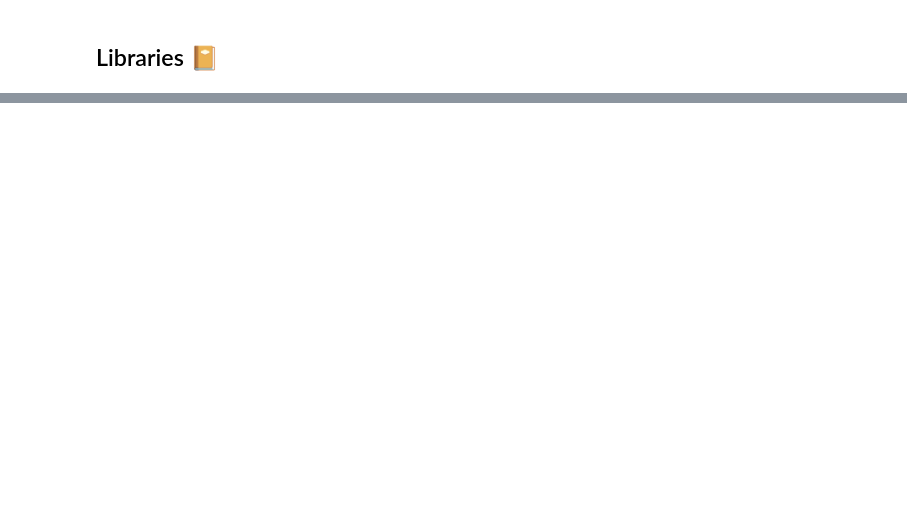
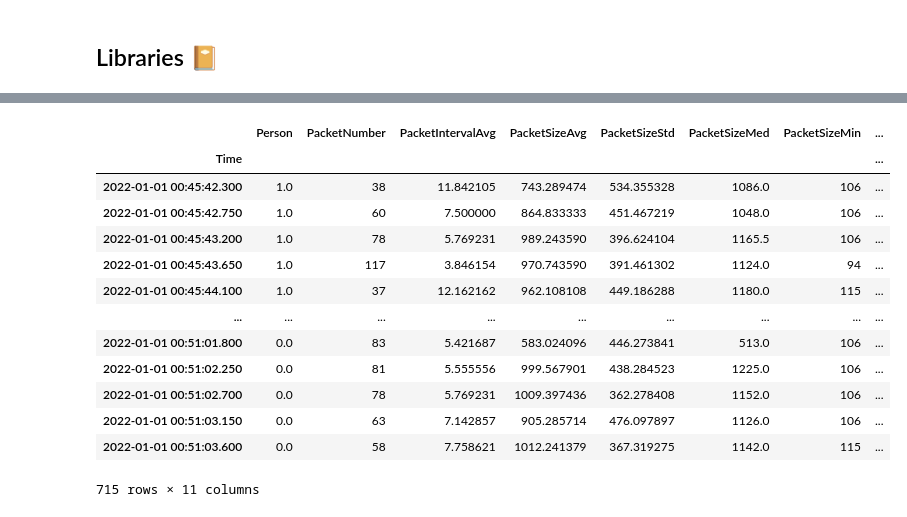
Before and after one commit to GiovanniBaccichet/IoT-human-detection, a Jupyter notebook: Jupyter Notebooks/IoT-Human-Detection.ipynb, the cells around one changed output, grey strips where cells are left out. Drawn from its saved outputs; the diff is of its cells as text; code cells hidden in the pictures; blank space fills up the shorter version.

```diff
--- a/Jupyter Notebooks/IoT-Human-Detection.ipynb
+++ b/Jupyter Notebooks/IoT-Human-Detection.ipynb
@@ -56,0 +149,3 @@ df.head()
+# %%
+df = df.set_index('Time')
+df
@@ -56,0 +167,51 @@ df.head()
+# %%
+FREQ = '450ms'
+
+df_resampled = df.groupby(pd.Grouper(freq=FREQ)).first()
+# %%
+df_resampled['PacketNumber'] = df.groupby(pd.Grouper(freq=FREQ))['Source'].count()
+
+df_resampled['PacketIntervalAvg'] = 450/df_resampled['PacketNumber']
+
+df_resampled['PacketSizeAvg'] = df.groupby(pd.Grouper(freq=FREQ))['Length'].mean()
+
+df_resampled['PacketSizeStd'] = df.groupby(pd.Grouper(freq=FREQ))['Length'].std()
+
+df_resampled['PacketSizeMed'] = df.groupby(pd.Grouper(freq=FREQ))['Length'].median()
+
+df_resampled['PacketSizeMin'] = df.groupby(pd.Grouper(freq=FREQ))['Length'].min()
+
+df_resampled['PacketSizeMax'] = df.groupby(pd.Grouper(freq=FREQ))['Length'].max()
+
+df_resampled['InboundCount'] = df.groupby(pd.Grouper(freq=FREQ))['Direction'].apply(lambda x: (x=='Inbound').sum())
+
+df_resampled['OutboundCount'] = df.groupby(pd.Grouper(freq=FREQ))['Direction'].apply(lambda x: (x=='Outbound').sum())
+
+df_resampled['InOutBoundRate'] = df_resampled['InboundCount']/df_resampled['OutboundCount']
+# %%
+df_resampled.drop('Source',axis = 1,inplace= True)
+
+df_resampled.drop('Destination',axis = 1,inplace= True)
+
+df_resampled.drop('Protocol',axis = 1,inplace= True)
+
+df_resampled.drop('Length',axis = 1,inplace= True)
+
+df_resampled.drop('Direction',axis = 1,inplace= True)
+# %%
+df_resampled
+# %% [output]
+|  | Person | PacketNumber | PacketIntervalAvg | PacketSizeAvg | PacketSizeStd | PacketSizeMed | PacketSizeMin | ... |
+| Time |  |  |  |  |  |  |  | ... |
+| 2022-01-01 00:45:42.300 | 1.0 | 38 | 11.842105 | 743.289474 | 534.355328 | 1086.0 | 106 | ... |
+| 2022-01-01 00:45:42.750 | 1.0 | 60 | 7.500000 | 864.833333 | 451.467219 | 1048.0 | 106 | ... |
+| 2022-01-01 00:45:43.200 | 1.0 | 78 | 5.769231 | 989.243590 | 396.624104 | 1165.5 | 106 | ... |
+| 2022-01-01 00:45:43.650 | 1.0 | 117 | 3.846154 | 970.743590 | 391.461302 | 1124.0 | 94 | ... |
+| 2022-01-01 00:45:44.100 | 1.0 | 37 | 12.162162 | 962.108108 | 449.186288 | 1180.0 | 115 | ... |
+| ... | ... | ... | ... | ... | ... | ... | ... | ... |
+| 2022-01-01 00:51:01.800 | 0.0 | 83 | 5.421687 | 583.024096 | 446.273841 | 513.0 | 106 | ... |
+| 2022-01-01 00:51:02.250 | 0.0 | 81 | 5.555556 | 999.567901 | 438.284523 | 1225.0 | 106 | ... |
+| 2022-01-01 00:51:02.700 | 0.0 | 78 | 5.769231 | 1009.397436 | 362.278408 | 1152.0 | 106 | ... |
+| 2022-01-01 00:51:03.150 | 0.0 | 63 | 7.142857 | 905.285714 | 476.097897 | 1126.0 | 106 | ... |
+| 2022-01-01 00:51:03.600 | 0.0 | 58 | 7.758621 | 1012.241379 | 367.319275 | 1142.0 | 115 | ... |
+715 rows × 11 columns
```
Also changed, not shown: parts of 38 cells of this notebook, 14 other files.
